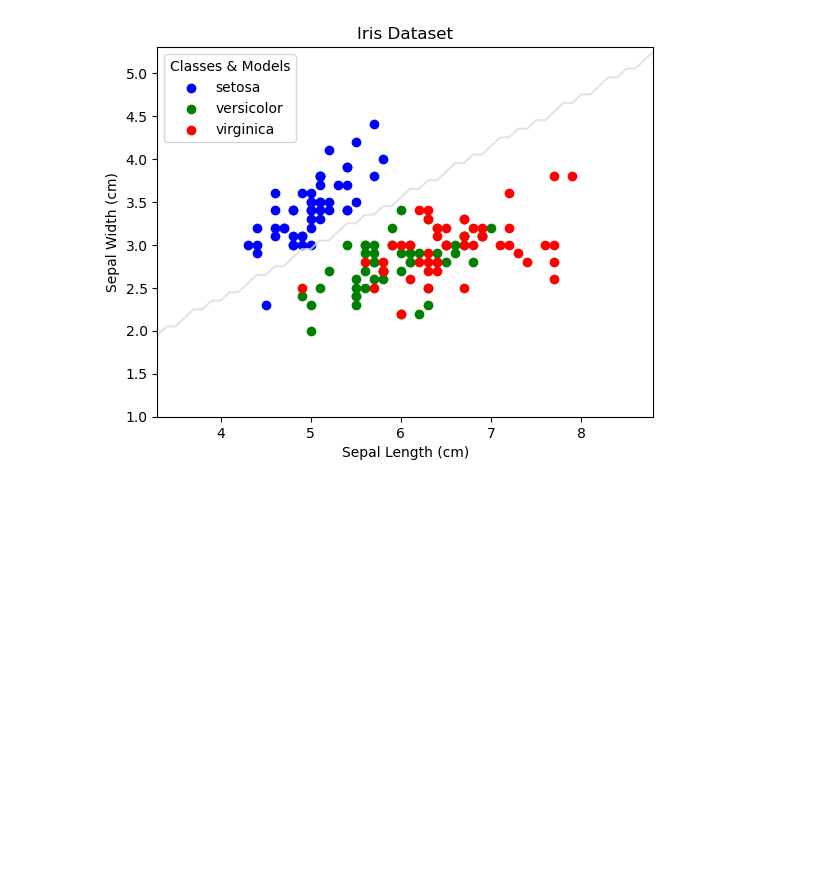
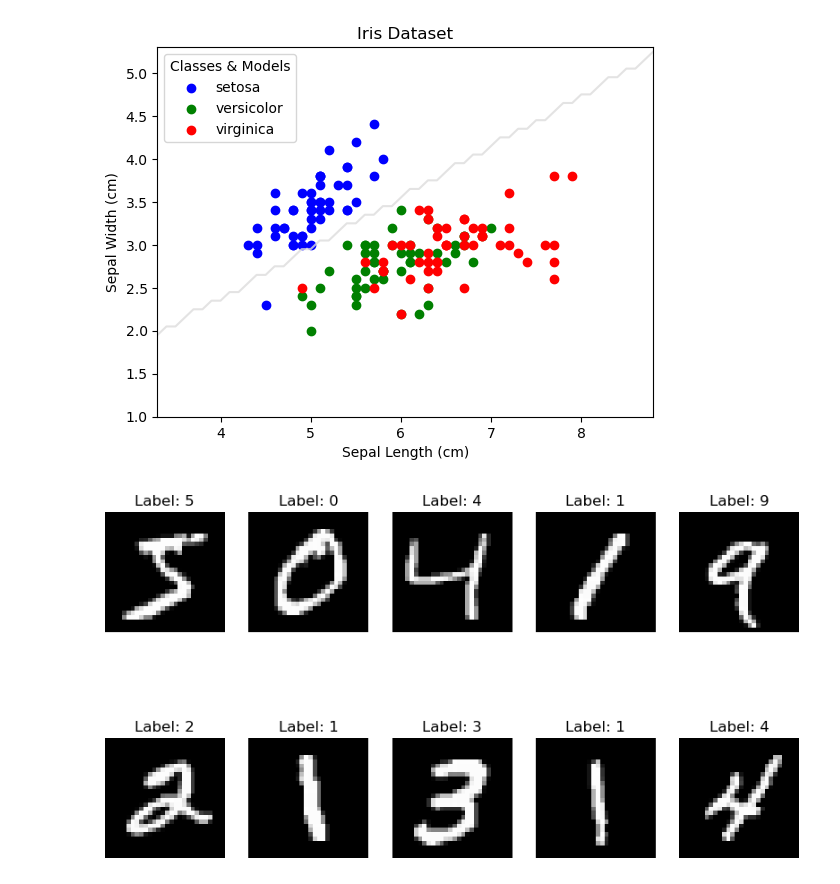
Before and after one commit to vidyadharbendre/learn_neural_network_using_examples, a Jupyter notebook: jupyter_notebooks/01_linear_vs_non_linear.ipynb, the cells around one changed output. Drawn from its saved outputs; the diff is of its cells as text; code cells hidden in the pictures; blank space fills up the shorter version.

```diff
--- a/jupyter_notebooks/01_linear_vs_non_linear.ipynb
+++ b/jupyter_notebooks/01_linear_vs_non_linear.ipynb
@@ -337,3 +337,26 @@ plt.show()
 # %% [output]
 Perceptron: Accuracy = 0.66
 [figure]
+# %%
+import numpy as np
+import matplotlib.pyplot as plt
+from sklearn.datasets import fetch_openml
+
+# Load the MNIST dataset
+mnist = fetch_openml('mnist_784', version=1, parser='auto')
+X, y = mnist.data, mnist.target.astype(int)
+
+# Convert X to NumPy array
+X = X.values
+
+# Plot some sample images
+plt.figure(figsize=(10, 6))
+for i in range(10):
+    plt.subplot(2, 5, i + 1)
+    plt.imshow(np.reshape(X[i], (28, 28)), cmap='gray')
+    plt.title('Label: %d' % y[i])
+    plt.axis('off')
+
+plt.show()
+# %% [output]
+[figure, added]
```
Also changed, not shown: parts of 6 cells of this notebook, 19 other files.
